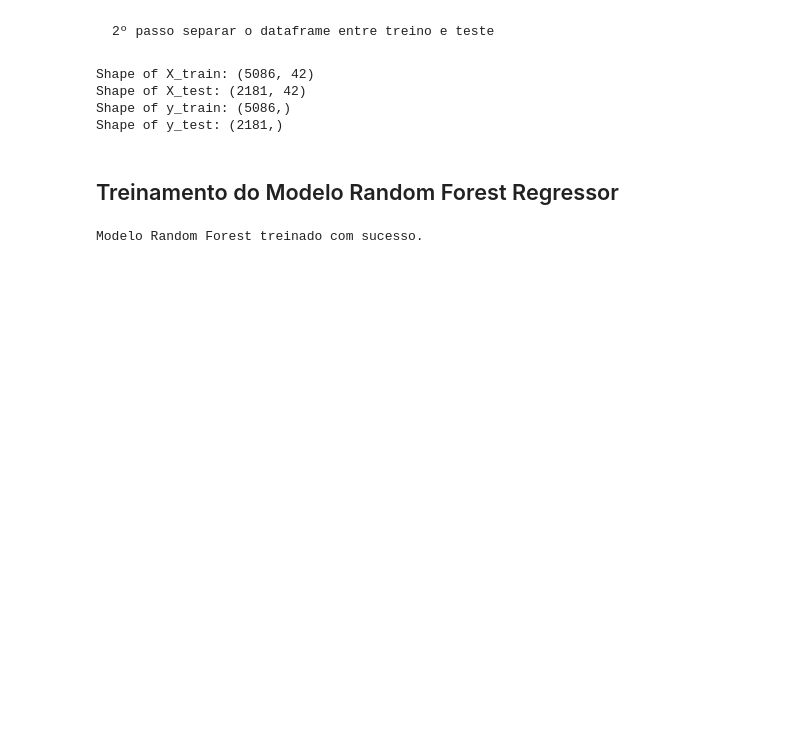
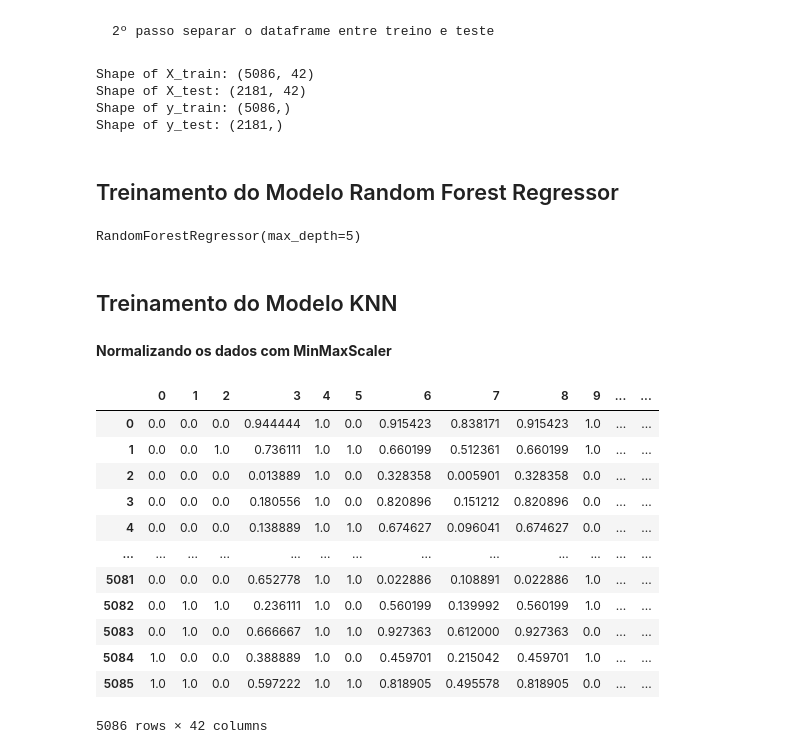
Before and after one commit to LipeSilva83/TelecomX_parte2_BR, a Jupyter notebook: CHALLENGE_TELECOMX_PT2.ipynb, the cells around one changed output. Drawn from its saved outputs; the diff is of its cells as text; code cells hidden in the pictures; blank space fills up the shorter version.

Commit message:
MMxScaler

```diff
--- a/CHALLENGE_TELECOMX_PT2.ipynb
+++ b/CHALLENGE_TELECOMX_PT2.ipynb
@@ -325,6 +325,9 @@ from sklearn.ensemble import RandomForestRegressor
 
 model_rf = RandomForestRegressor(max_depth = 5)
 model_rf.fit(X_train, y_train)
-print("Modelo Random Forest treinado com sucesso.")
 # %% [output]
-Modelo Random Forest treinado com sucesso.
+RandomForestRegressor(max_depth=5)
+# %% [markdown]
+## Treinamento do Modelo KNN
+# %% [markdown]
+**Normalizando os dados com MinMaxScaler**
@@ -330,0 +336,19 @@ Modelo Random Forest treinado com sucesso.
+# %%
+normalizacao = MinMaxScaler()
+x_treino_normalizado = normalizacao.fit_transform(X_train)
+# %%
+pd.DataFrame(x_treino_normalizado)
+# %% [output]
+|  | 0 | 1 | 2 | 3 | 4 | 5 | 6 | 7 | 8 | 9 | ... | ... |
+| 0 | 0.0 | 0.0 | 0.0 | 0.944444 | 1.0 | 0.0 | 0.915423 | 0.838171 | 0.915423 | 1.0 | ... | ... |
+| 1 | 0.0 | 0.0 | 1.0 | 0.736111 | 1.0 | 1.0 | 0.660199 | 0.512361 | 0.660199 | 1.0 | ... | ... |
+| 2 | 0.0 | 0.0 | 0.0 | 0.013889 | 1.0 | 0.0 | 0.328358 | 0.005901 | 0.328358 | 0.0 | ... | ... |
+| 3 | 0.0 | 0.0 | 0.0 | 0.180556 | 1.0 | 0.0 | 0.820896 | 0.151212 | 0.820896 | 0.0 | ... | ... |
+| 4 | 0.0 | 0.0 | 0.0 | 0.138889 | 1.0 | 1.0 | 0.674627 | 0.096041 | 0.674627 | 0.0 | ... | ... |
+| ... | ... | ... | ... | ... | ... | ... | ... | ... | ... | ... | ... | ... |
+| 5081 | 0.0 | 0.0 | 0.0 | 0.652778 | 1.0 | 1.0 | 0.022886 | 0.108891 | 0.022886 | 1.0 | ... | ... |
+| 5082 | 0.0 | 1.0 | 1.0 | 0.236111 | 1.0 | 0.0 | 0.560199 | 0.139992 | 0.560199 | 1.0 | ... | ... |
+| 5083 | 0.0 | 1.0 | 0.0 | 0.666667 | 1.0 | 1.0 | 0.927363 | 0.612000 | 0.927363 | 0.0 | ... | ... |
+| 5084 | 1.0 | 0.0 | 0.0 | 0.388889 | 1.0 | 0.0 | 0.459701 | 0.215042 | 0.459701 | 1.0 | ... | ... |
+| 5085 | 1.0 | 1.0 | 0.0 | 0.597222 | 1.0 | 1.0 | 0.818905 | 0.495578 | 0.818905 | 0.0 | ... | ... |
+5086 rows × 42 columns
```
Also changed, not shown: parts of 1 cell of this notebook.
